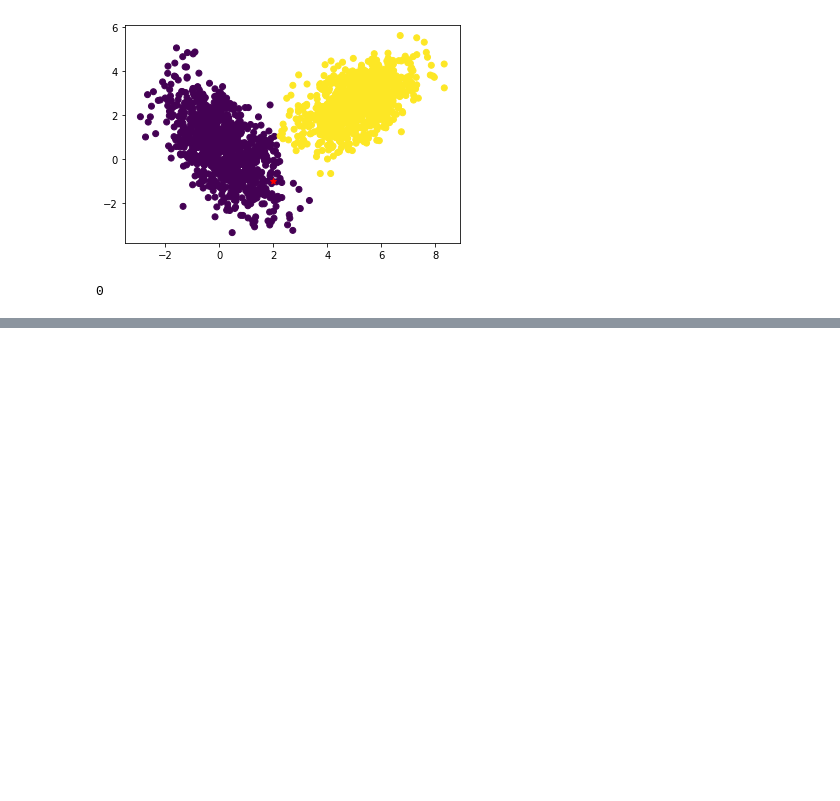
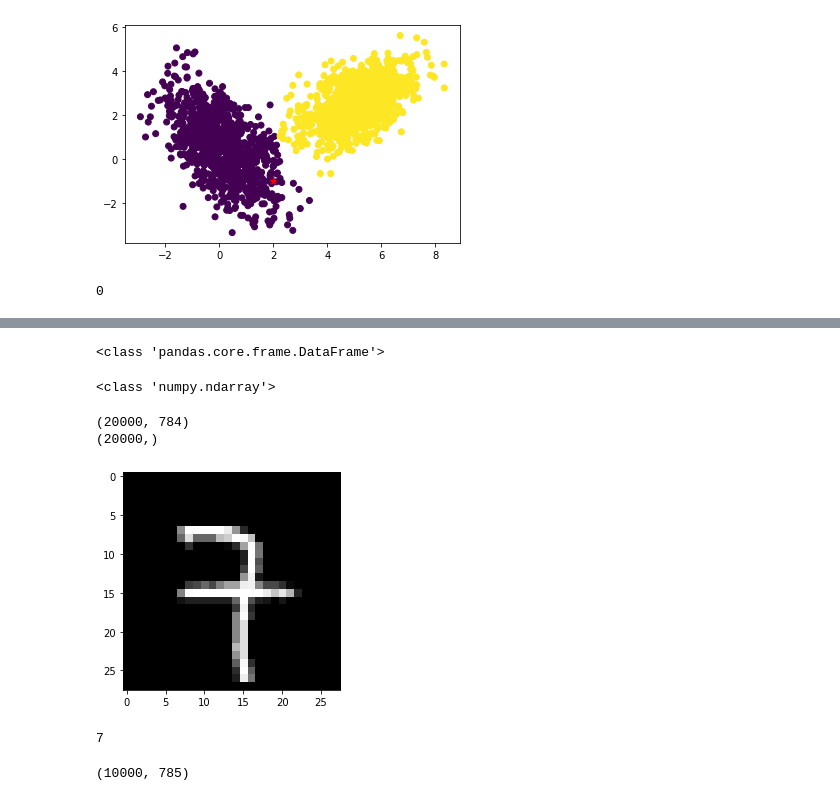
Before and after one commit to coding-blocks-archives/machine-learning-aug-2019, a Jupyter notebook: Lecture-03/KNN.ipynb, the cells around one changed output, grey strips where cells are left out. Drawn from its saved outputs; the diff is of its cells as text; code cells hidden in the pictures; blank space fills up the shorter version.

```diff
--- a/Lecture-03/KNN.ipynb
+++ b/Lecture-03/KNN.ipynb
@@ -48,0 +53,3 @@ print(pred)
+# %%
+data = pd.read_csv('../Dataset/MNIST-1/train.csv',header=None)
+testdata = pd.read_csv('../Dataset/MNIST-1/test.csv',header=None)
@@ -48,0 +75,34 @@ print(pred)
+# %%
+print(type(data))
+# %% [output]
+<class 'pandas.core.frame.DataFrame'>
+# %%
+data = data.values
+print(type(data))
+# %% [output]
+<class 'numpy.ndarray'>
+# %%
+X = data[:,:-1]
+Y = data[:,-1]
+
+print(X.shape)
+print(Y.shape)
+# %% [output]
+(20000, 784)
+(20000,)
+# %%
+def drawImg(x):
+    img = x.reshape((28,28))
+    plt.imshow(img,cmap='gray')
+    plt.show()
+# %%
+drawImg(X[0])
+print(Y[0])
+# %% [output]
+[figure, added]
+7
+# %%
+test_data = testdata.values
+test_data.shape
+# %% [output]
+(10000, 785)
```
Also changed, not shown: parts of 12 cells of this notebook, 5 other files.
